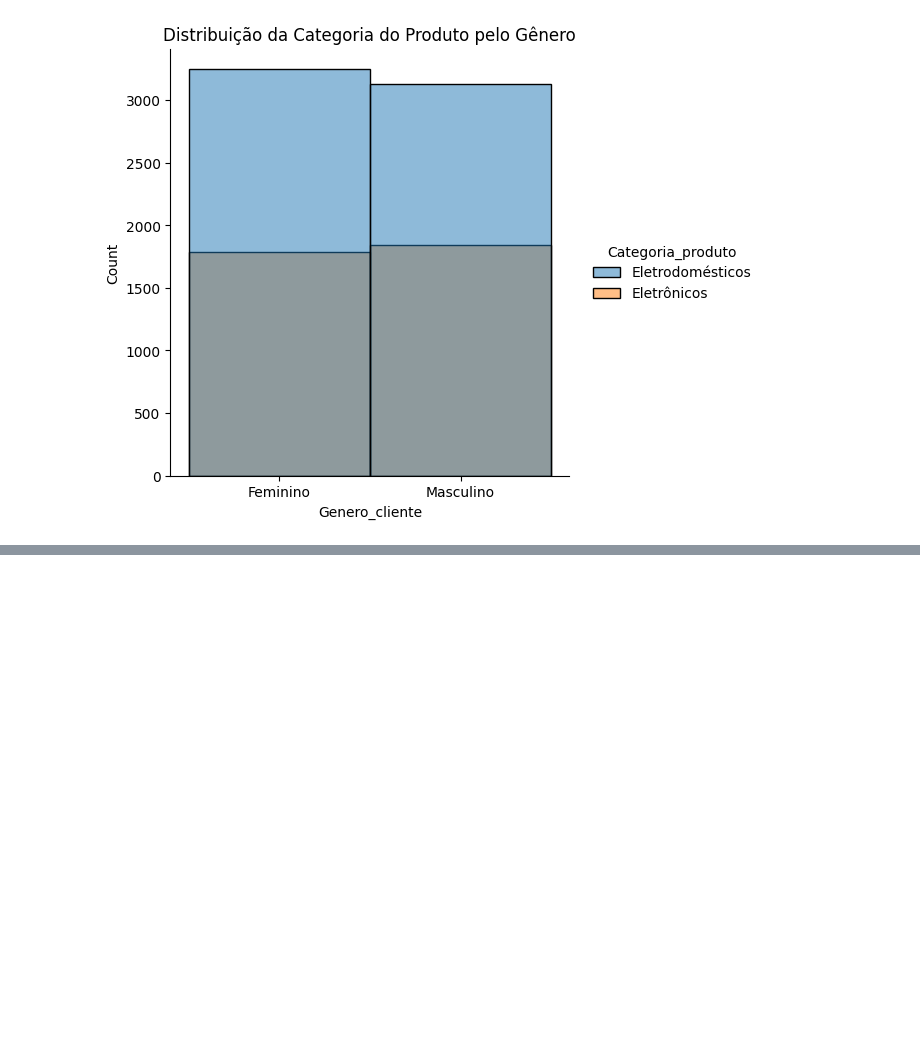
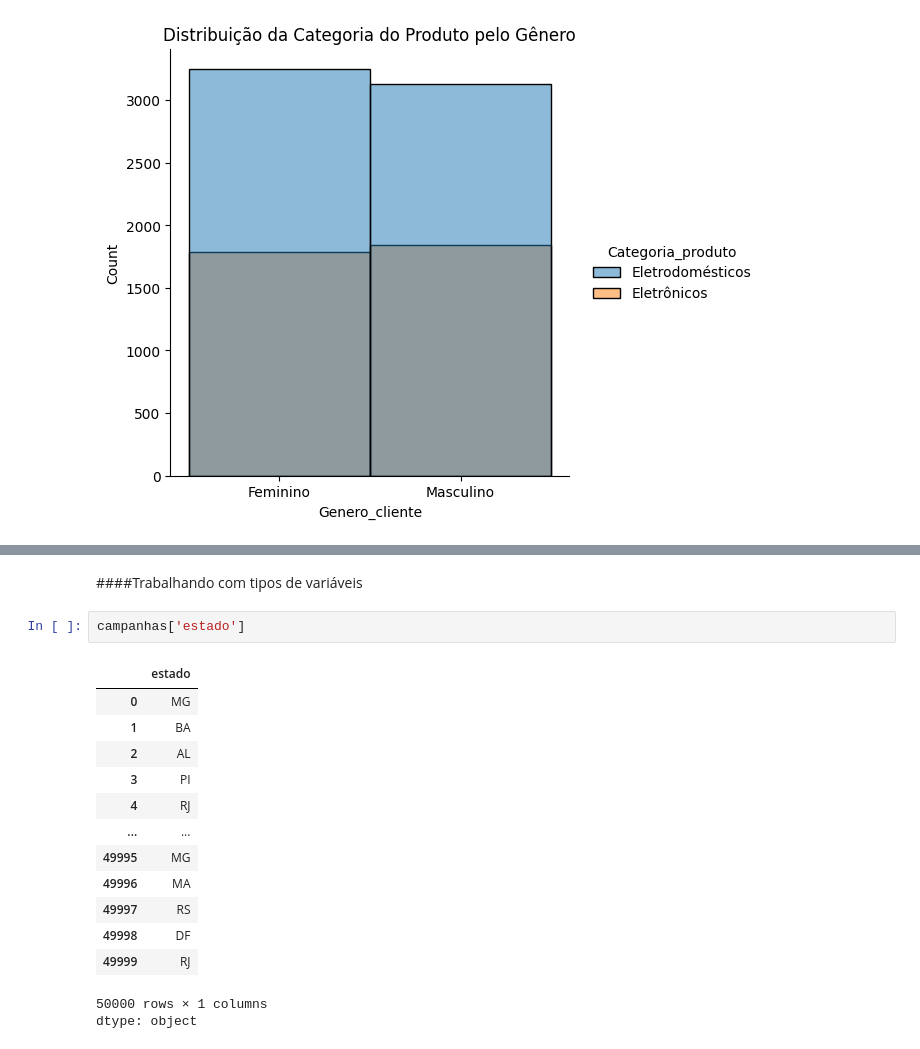
Before and after one commit to vitorjensen/Data-Science-para-Marketing, a Jupyter notebook: Data Science para Marketing/Analisando e Explorando Dados.ipynb, the cells around one changed output, grey strips where cells are left out. Saved outputs shown, nothing was run; the diff lists cells and outputs as text; blank space fills up the shorter version.

```diff
--- a/Data Science para Marketing/Analisando e Explorando Dados.ipynb
+++ b/Data Science para Marketing/Analisando e Explorando Dados.ipynb
@@ -276,0 +323,19 @@ plt.show()
+# %% [markdown]
+####Trabalhando com tipos de variáveis
+# %%
+campanhas['estado']
+# %% [output]
+|  | estado |
+| 0 | MG |
+| 1 | BA |
+| 2 | AL |
+| 3 | PI |
+| 4 | RJ |
+| ... | ... |
+| 49995 | MG |
+| 49996 | MA |
+| 49997 | RS |
+| 49998 | DF |
+| 49999 | RJ |
+50000 rows × 1 columns
+dtype: object
```
Also changed, not shown: parts of 12 cells of this notebook.
